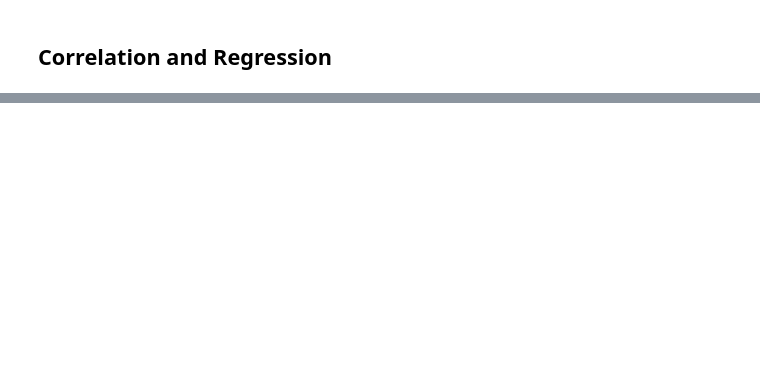
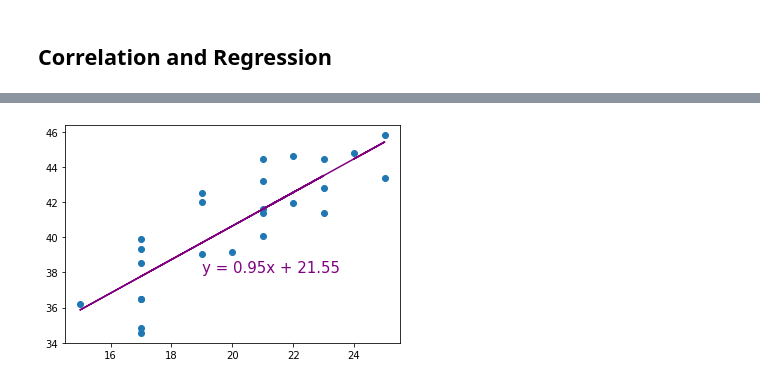
Before and after one commit to kndrsh/Mathplotlib-Challenge, a Jupyter notebook: Pymaceuticals/pymaceuticals_starter.ipynb, the cells around one changed output, grey strips where cells are left out. Cells and saved outputs as stored; diff of their text form; code cells hidden in the pictures; blank space fills up the shorter version.

```diff
--- a/Pymaceuticals/pymaceuticals_starter.ipynb
+++ b/Pymaceuticals/pymaceuticals_starter.ipynb
@@ -279,0 +367,13 @@ f
+# %%
+#Line regression & Plot
+(slope, intercept, rvalue, pvalue, stderr) = linregress(x_data, y_data)
+regress_values = x_data * slope + intercept
+line_eq = "y = " + str(round(slope,2)) + "x + " + str(round(intercept,2))
+
+plt.scatter(x_data, y_data)
+plt.plot(x_data, regress_values,'purple')
+
+plt.annotate(line_eq,(19,38), fontsize=15 , color="purple" )
+plt.show()
+# %% [output]
+[figure, added]
```
Also changed, not shown: parts of 12 cells of this notebook.
